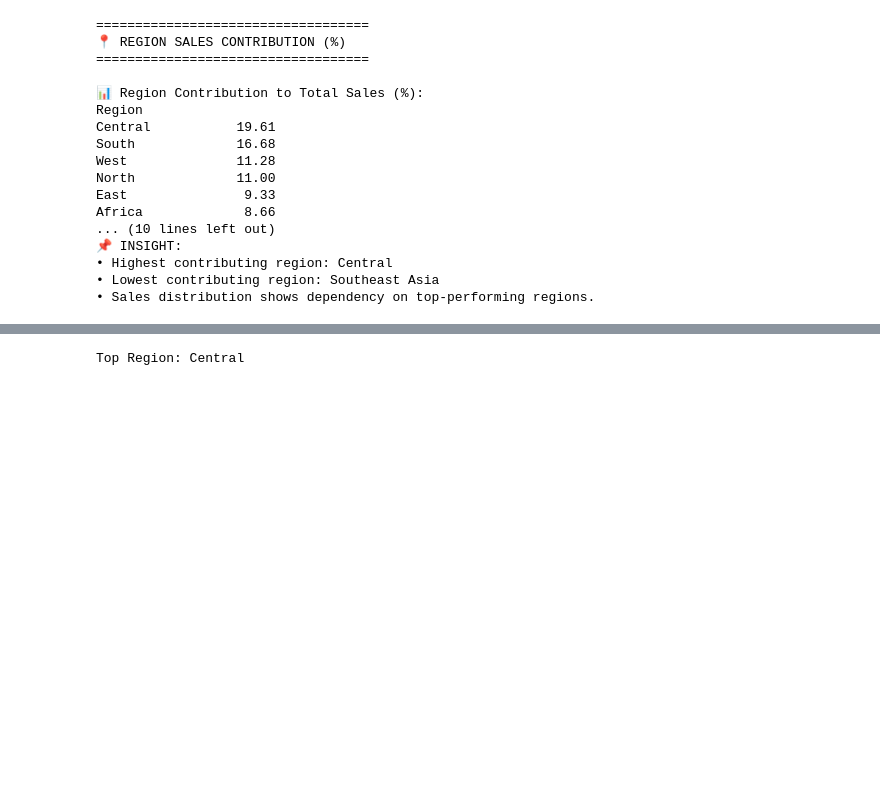
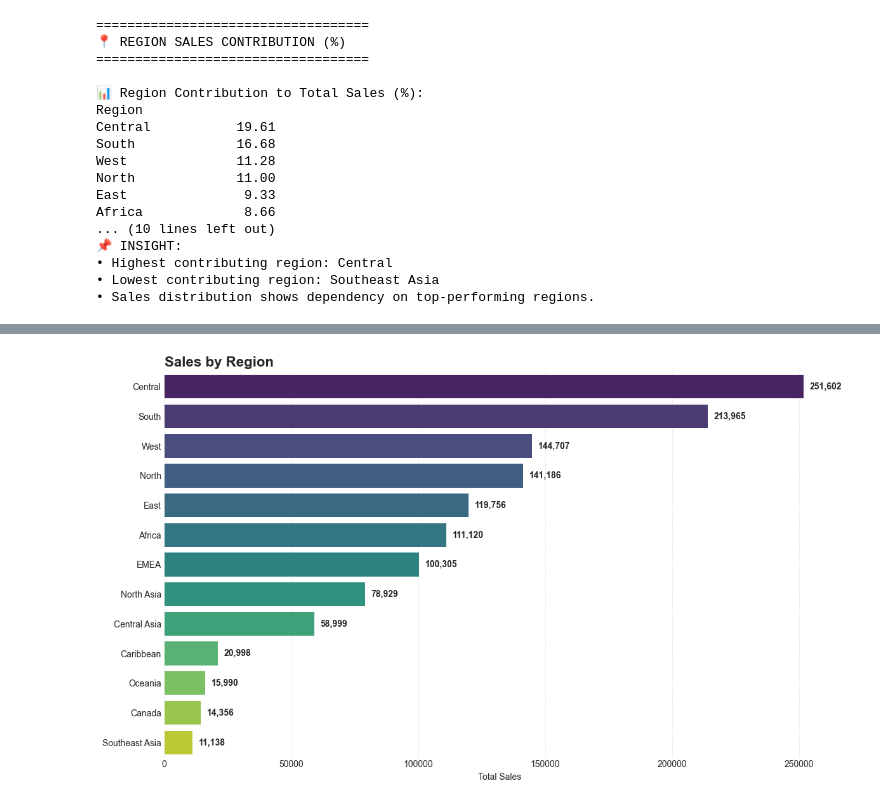
Before and after one commit to vivek31594-collab/sales-performance-dashboard, a Jupyter notebook: 2_notebooks/salesanalysis.ipynb, the cells around one changed output, grey strips where cells are left out. Cells and saved outputs as stored; diff of their text form; code cells hidden in the pictures; blank space fills up the shorter version.

Commit message:
Updated sales analysis notebook with final visualizations and insights

```diff
--- a/2_notebooks/salesanalysis.ipynb
+++ b/2_notebooks/salesanalysis.ipynb
@@ -816,7 +980,40 @@ df.groupby("Discount")[["Sales","Profit"]].mean().sort_values(by="Profit")
 # %%
-top_region = df.groupby("Region")["Sales"].sum().idxmax()
+# ---------------- 26. SALES BY REGION (UPGRADED) ----------------
 
-print("Top Region:", top_region)
+import matplotlib.pyplot as plt
+import seaborn as sns
+
+# Data
+region_sales = df.groupby("Region")["Sales"].sum().sort_values(ascending=False)
+
+# Style
+plt.style.use('seaborn-v0_8-whitegrid')
+plt.figure(figsize=(12,7))
+
+# Plot
+ax = sns.barplot(
+    x=region_sales.values,
+    y=region_sales.index,
+    hue=region_sales.index,
+    palette="viridis",
+    legend=False
+)
+
+# Add value labels on bars
+for i, v in enumerate(region_sales.values):
+    ax.text(v + (max(region_sales.values)*0.01), i, f"{v:,.0f}", va='center', fontsize=10, fontweight='bold')
+
+# Titles & Labels
+plt.title("Sales by Region", fontsize=16, fontweight='bold', loc='left')
+plt.xlabel("Total Sales")
+plt.ylabel("")
+
+# Clean look
+sns.despine(left=True, bottom=True)
+plt.grid(axis='x', linestyle='--', alpha=0.4)
+
+plt.tight_layout()
+plt.show()
 # %% [output]
-Top Region: Central
+[figure, added]
 # %%
```
Also changed, not shown: parts of 6 cells of this notebook.
